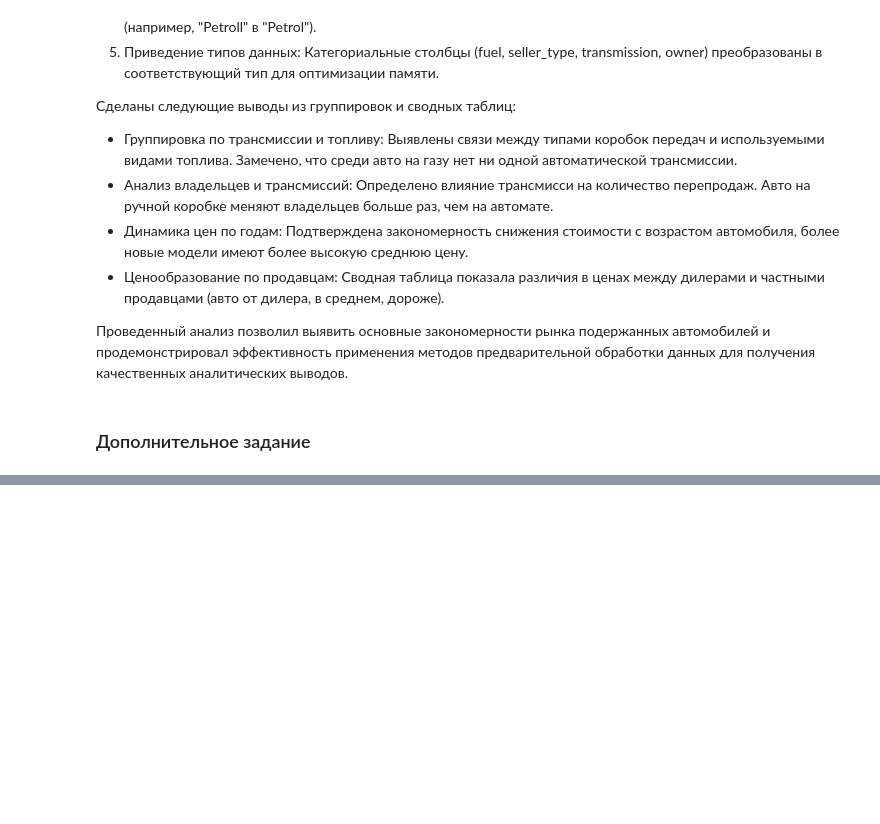
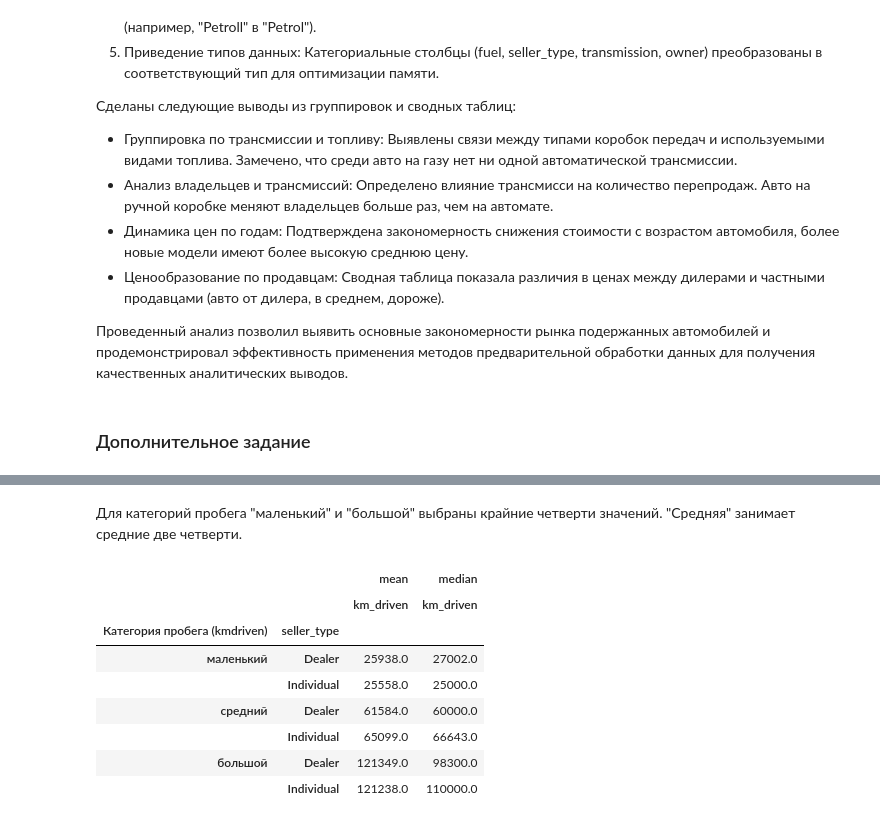
Before and after one commit to thatusualguy/DA-Intro, a Jupyter notebook: lab1/ЛР1_Рыбаков_9.ipynb, the cells around one changed output, grey strips where cells are left out. Saved outputs shown, nothing was run; the diff lists cells and outputs as text; code cells hidden in the pictures; blank space fills up the shorter version.

```diff
--- a/lab1/ЛР1_Рыбаков_9.ipynb
+++ b/lab1/ЛР1_Рыбаков_9.ipynb
@@ -446,0 +486,35 @@ df.pivot_table(index='seller_type', columns='owner', values='price', aggfunc='me
+# %% [markdown]
+Для категорий пробега "маленький" и "большой" выбраны крайние четверти значений. "Средняя" занимает средние две четверти.
+# %%
+import numpy as np
+
+q_low, q_high = df["km_driven"].quantile([1/4, 3/4])
+bins = [-np.inf, q_low, q_high, np.inf]
+labels = ["маленький", "средний", "большой"]
+
+df["Категория пробега (km_driven)"] = pd.cut(
+    df["km_driven"],
+    bins=bins,
+    labels=labels,
+    include_lowest=True,
+    right=True,
+    ordered=True
+)
+
+pivot = df.pivot_table(
+    index=["Категория пробега (kmdriven)", "seller_type"],
+    values="km_driven",
+    aggfunc=["mean", "median"]
+).round(0)
+
+pivot
+# %% [output]
+|  |  | mean | median |
+|  |  | km_driven | km_driven |
+| Категория пробега (kmdriven) | seller_type |  |  |
+| маленький | Dealer | 25938.0 | 27002.0 |
+|  | Individual | 25558.0 | 25000.0 |
+| средний | Dealer | 61584.0 | 60000.0 |
+|  | Individual | 65099.0 | 66643.0 |
+| большой | Dealer | 121349.0 | 98300.0 |
+|  | Individual | 121238.0 | 110000.0 |
```
Also changed, not shown: parts of 28 cells of this notebook.
